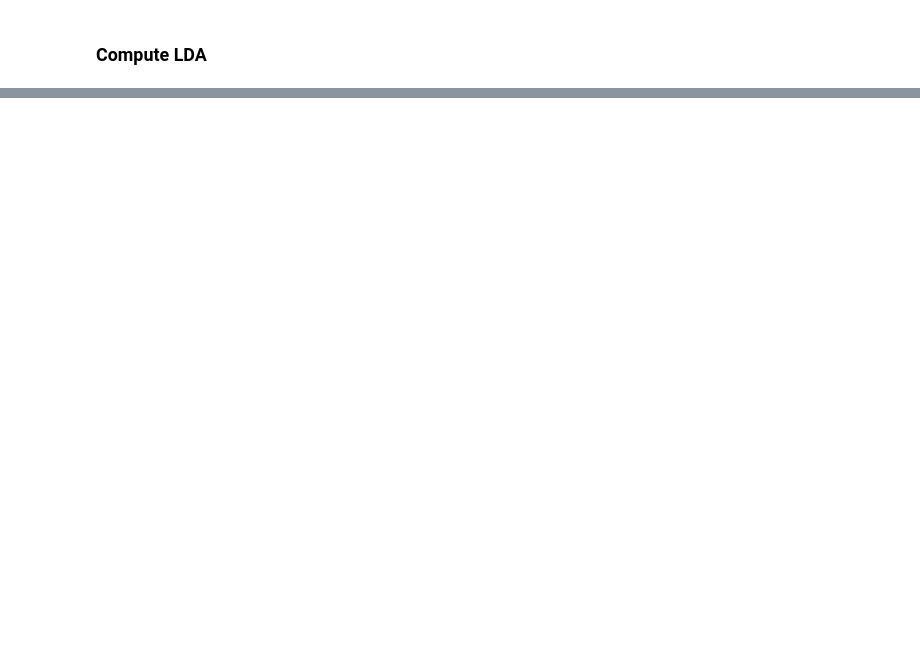
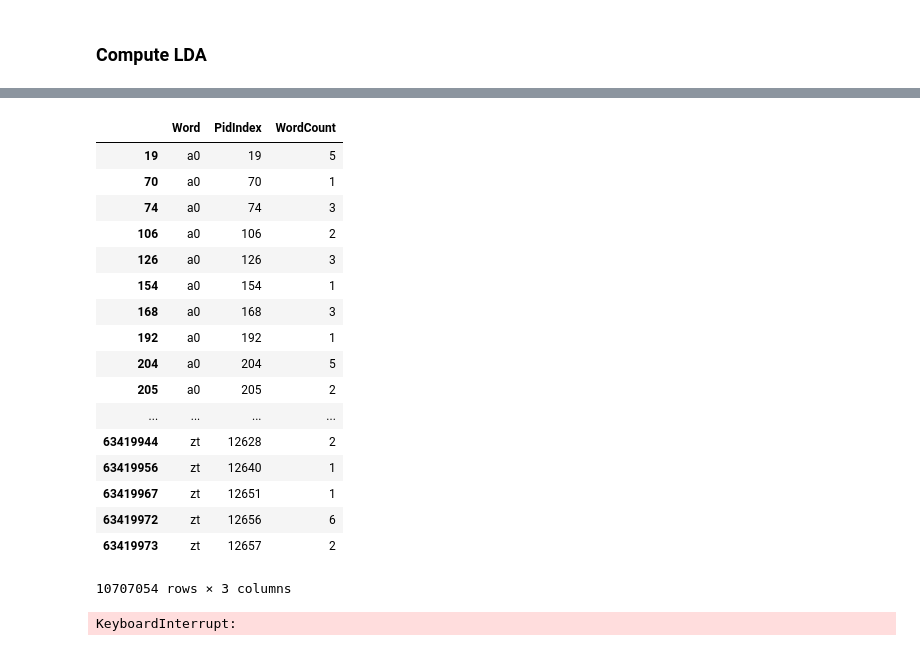
Before and after one commit to DevNambi/arxiv-sanity-preserver, a Jupyter notebook: Topic-Analyzer.ipynb, the cells around one changed output, grey strips where cells are left out. Cells and saved outputs as stored; diff of their text form; code cells hidden in the pictures; blank space fills up the shorter version.

Commit message:
Updated topic analysis code

```diff
--- a/Topic-Analyzer.ipynb
+++ b/Topic-Analyzer.ipynb
@@ -93,13 +55,16 @@ print_top_words(nmf, tfidf_feature_names, n_top_words)
+# %%
+txts = txt_db['text']
+pids = txt_db['pids']
 # %% [markdown]
 ### Compute LDA
 # %%
 # Use tf (raw term count) features for LDA.
 t0 = time()
-count_izer = CountVectorizer(input='content',
+tf = CountVectorizer(input='content',
                              encoding='utf-8', decode_error='replace', strip_accents='unicode', lowercase=True,
                              analyzer='word', stop_words='english',
                              token_pattern=r'(?u)\b[a-zA-Z_][a-zA-Z0-9_]+\b',
                              ngram_range=(1, 2), max_features = 5000)
-cf = count_izer.fit_transform(txts)
+cf = tf.fit_transform(txts)
 print("done in %0.3fs." % (time() - t0))
 # %% [output]
@@ -107,10 +76,11 @@ done in 398.395s.
 # %%
 # Now compute LDA
-lda = LatentDirichletAllocation(max_iter=5,
+lda = LatentDirichletAllocation(n_topics = 30,
+                                max_iter=10,
                                 learning_method='online',
                                 learning_offset=50.,
                                 random_state=0)
 t0 = time()
-lda.fit(cf)
+lda.fit(tf)
 print("done in %0.3fs." % (time() - t0))
 # %% [output]
@@ -139,0 +139,33 @@ learning algorithm xt time state policy regret function problem optimal action o
+# %%
+doc_scratch = DataFrame(cf.A, columns=cv.get_feature_names())
+doc_scratch = doc_scratch.unstack()
+doc_scratch = doc_scratch.reset_index(name='value')
+doc_scratch.rename(columns={'level_0': 'Word', 'level_1': 'PidIndex', 'value': 'WordCount'}, inplace=True)
+doc_scratch = doc_scratch[doc_scratch['WordCount'] > 0]
+
+# doc_scratch.head()
+# %%
+doc_scratch
+# %% [output]
+|  | Word | PidIndex | WordCount |
+| 19 | a0 | 19 | 5 |
+| 70 | a0 | 70 | 1 |
+| 74 | a0 | 74 | 3 |
+| 106 | a0 | 106 | 2 |
+| 126 | a0 | 126 | 3 |
+| 154 | a0 | 154 | 1 |
+| 168 | a0 | 168 | 3 |
+| 192 | a0 | 192 | 1 |
+| 204 | a0 | 204 | 5 |
+| 205 | a0 | 205 | 2 |
+| ... | ... | ... | ... |
+| 63419944 | zt | 12628 | 2 |
+| 63419956 | zt | 12640 | 1 |
+| 63419967 | zt | 12651 | 1 |
+| 63419972 | zt | 12656 | 6 |
+| 63419973 | zt | 12657 | 2 |
+10707054 rows × 3 columns
+# %%
+doc_weights = pd.merge(doc_scratch, word_scores, how='inner', on='Word')
+# %% [output]
+KeyboardInterrupt:
```
Also changed, not shown: parts of 22 cells of this notebook.
